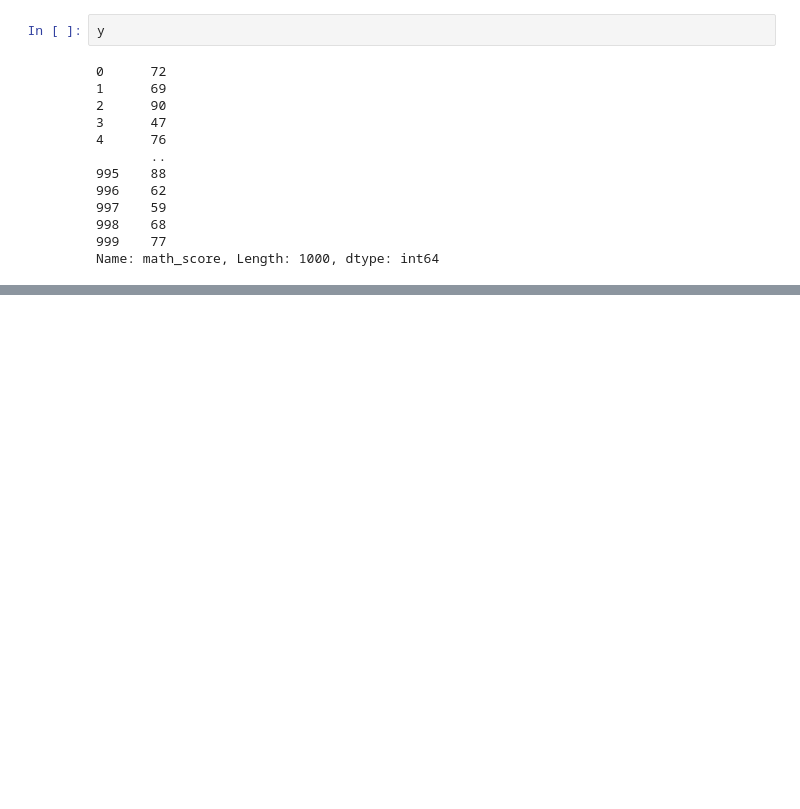
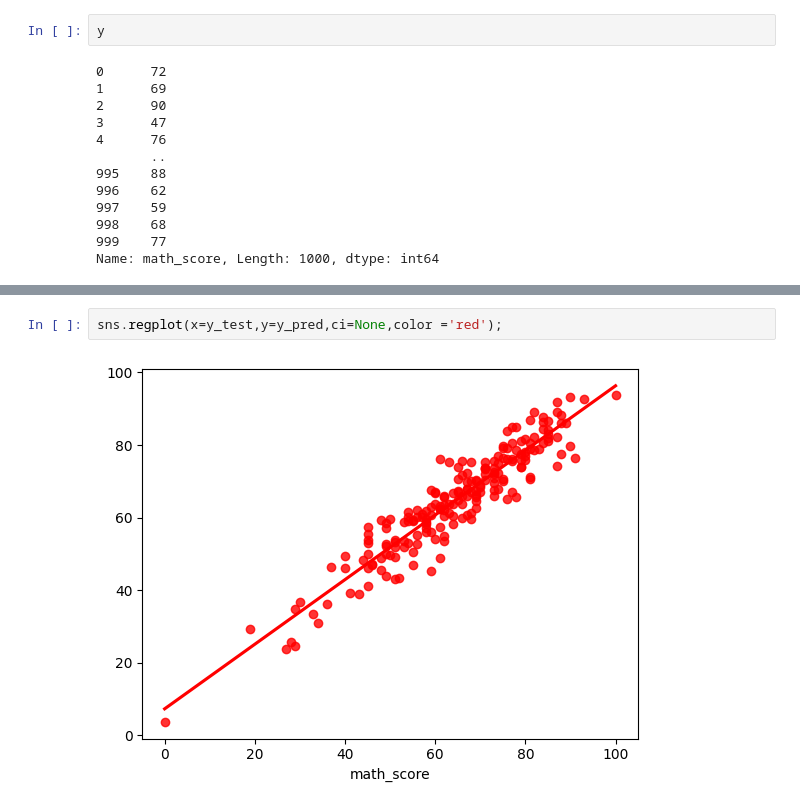
Before and after one commit to MdHananSjd/MLOps-practise, a Jupyter notebook: notebook/model_training.ipynb, the cells around one changed output, grey strips where cells are left out. Saved outputs shown, nothing was run; the diff lists cells and outputs as text; blank space fills up the shorter version.

```diff
--- a/notebook/model_training.ipynb
+++ b/notebook/model_training.ipynb
@@ -73,0 +208,4 @@ See https://pandas.pydata.org/docs/user_guide/migration-3-strings.html#string-mi
+# %%
+sns.regplot(x=y_test,y=y_pred,ci=None,color ='red');
+# %% [output]
+[figure, added]
```
Also changed, not shown: parts of 10 cells of this notebook, 4 other files.
